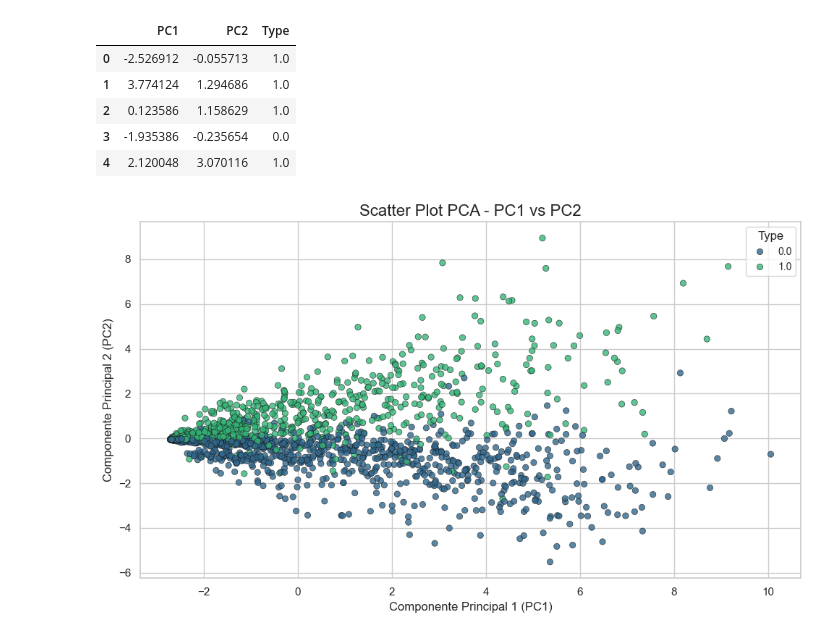
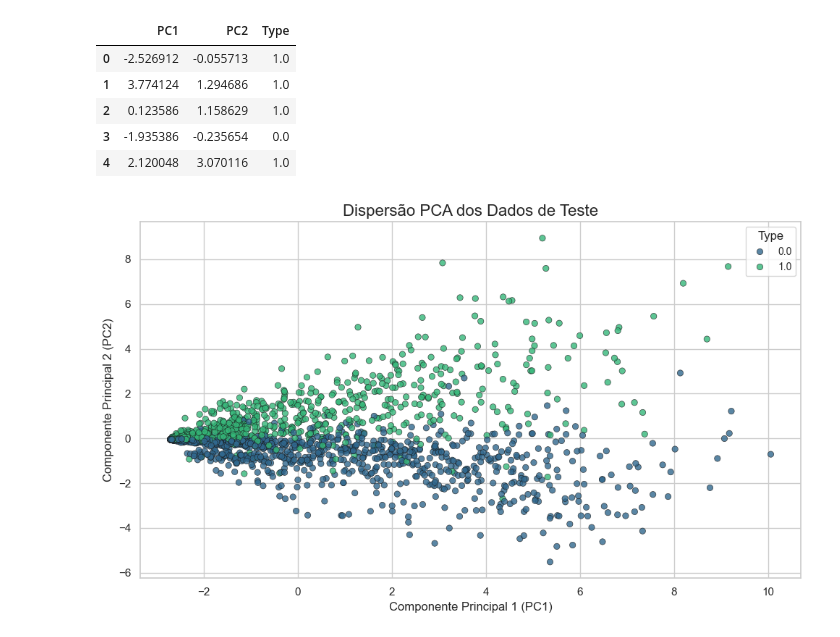
Before and after one commit to IsraelFPM/FootBall-EDA, a Jupyter notebook: PlayersAnalyses.ipynb, the cells around one changed output. Cells and saved outputs as stored; diff of their text form; code cells hidden in the pictures.

```diff
--- a/PlayersAnalyses.ipynb
+++ b/PlayersAnalyses.ipynb
@@ -525,24 +552,24 @@ df_PCA.head()
 # %%
 sns.set(style="whitegrid")
 plt.figure(figsize=(10, 6))
 
 sns.scatterplot(
     data=df_PCA,
     x='PC1',
     y='PC2',
     hue='Type',  # Diferencia as cores por tipo
     palette='viridis',  # Escolha uma paleta de cores
     alpha=0.8,  # Transparência dos pontos
     edgecolor='k'  # Contorno dos pontos
 )
 
 # Personalizar o gráfico
-plt.title('Scatter Plot PCA - PC1 vs PC2', fontsize=16)
+plt.title('Dispersão PCA dos Dados de Teste', fontsize=16)
 plt.xlabel('Componente Principal 1 (PC1)', fontsize=12)
 plt.ylabel('Componente Principal 2 (PC2)', fontsize=12)
 plt.legend(title='Type', loc='best', fontsize=10)
 plt.tight_layout()
 
 plt.show()
 # %% [output]
-[figure, old version]
+[figure, new version]
```
Also changed, not shown: parts of 4 cells of this notebook.
